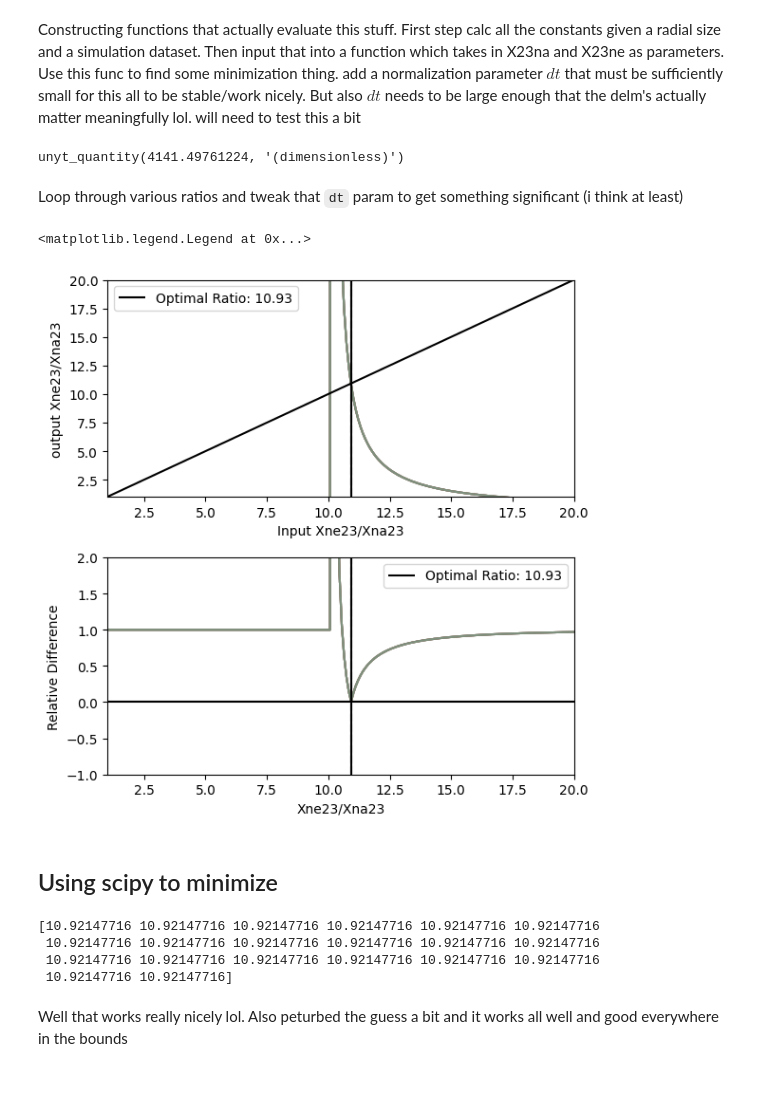
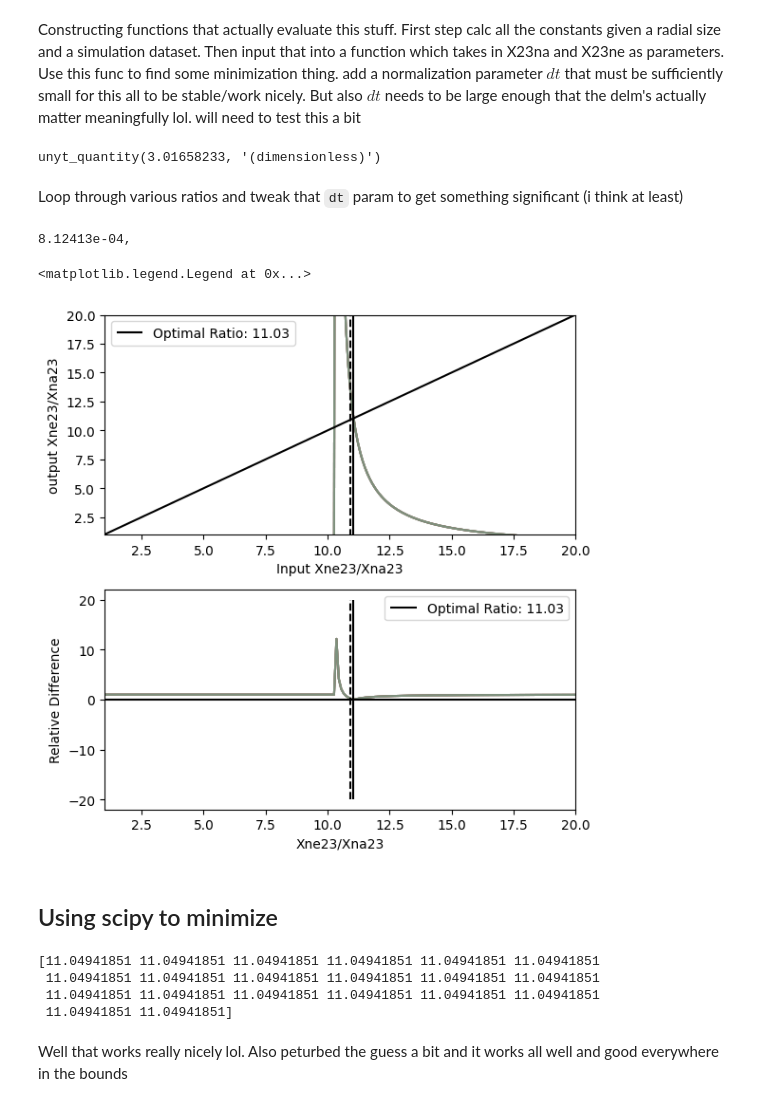
Before and after one commit to biboyd/astronum2024, a Jupyter notebook: smarter_quick_mixing.ipynb, the cells around one changed output. Cells and saved outputs as stored; diff of their text form; code cells hidden in the pictures.

```diff
--- a/smarter_quick_mixing.ipynb
+++ b/smarter_quick_mixing.ipynb
@@ -191,7 +191,7 @@ delta_Mc12_to_na23 = sph_conv.sum("c12_to_na23_mass")
 # %%
 Mconv = sph_conv.sum('mass')#.in_units('Msun')
 mconv_dot = 0.05 * 5e-4 *unyt.Msun/unyt.hr#from paper
-ratio = 10.17
+ratio = 10.92
 Xna23 = 8e-4 /(1+ratio)
 Xne23 = 8e-4 /(1+1/ratio)
 
@@ -267,7 +267,10 @@ def calc_new_ratio(in_ratio, total_Urca, inputs,
     return final_ratio#final_Xne23/final_Xna23
 
 def test_ratio(in_ratio, total_Urca, inputs, outside_X=None, dt=unyt.hr):
-    return np.abs(in_ratio - calc_new_ratio(in_ratio, total_Urca, inputs, outside_X=outside_X, dt=dt))/in_ratio
+    return np.abs(in_ratio - calc_new_ratio(in_ratio, total_Urca, inputs, outside_X=outside_X, dt=dt))
+
+def rooted_ratio(in_ratio, total_Urca, inputs, outside_X=None, dt=unyt.hr):
+    return in_ratio - calc_new_ratio(in_ratio, total_Urca, inputs, outside_X=outside_X, dt=dt)
 
 mconv_dot = 4.2e-5 *unyt.Msun/unyt.hr#from paper
 ratio = 10.17
@@ -277,15 +280,19 @@ Xne23 = 8e-4 /(1+1/ratio)
 const_variables = calc_const_variables(ds, Rconv)
 test_ratio(Xne23, Xna23, const_variables)
 # %% [output]
-unyt_quantity(4141.49761224, '(dimensionless)')
+unyt_quantity(3.01658233, '(dimensionless)')
 # %% [markdown]
 Loop through various ratios and tweak that `dt` param to get something significant (i think at least)
+# %%
+print(f"{total_A23.value:0.5e},")
+# %% [output]
+8.12413e-04,
 # %%
 fig, (axt, axb) = plt.subplots(2, 1, figsize=(6, 6))
 # setup arrays and calc const variables
 ratio_arr = np.linspace(1, 20, 200)
 test_arr = np.empty_like(ratio_arr)
-total_A23 = 8e-4
+total_A23 =sph_conv.mean("X(na23)", weight='mass') + sph_conv.mean("X(ne23)", weight='mass')
 #choose_alpha = 1 * unyt.day
 dt_arr = np.logspace(-3, 1, 20)*unyt.day
 optimal_ratio = np.empty_like(dt_arr.value)
@@ -296,41 +303,41 @@ for j, dt in enumerate(dt_arr):
 
         test_arr[i] = np.max([0., calc_new_ratio(curr_ratio, total_A23, const_variables, outside_X=5e-4, dt=dt)])
 
-    relative_diff = np.abs((test_arr-ratio_arr)/ratio_arr)
+    relative_diff = np.abs(test_arr-ratio_arr)/ratio_arr
     l, = axt.plot(ratio_arr, test_arr,'-', alpha=0.25)
     axb.plot(ratio_arr, relative_diff, color=l.get_color(), alpha=0.25)
 
     idx = np.argmin(relative_diff)
     optimal_ratio[j] = ratio_arr[idx]
 
 #plot avg optimal
 axt.vlines(np.mean(optimal_ratio), -20, 20, color='k', label=f"Optimal Ratio: {np.mean(optimal_ratio):0.2f}")
 axb.vlines(np.mean(optimal_ratio), -20, 20, color='k', label=f"Optimal Ratio: {np.mean(optimal_ratio):0.2f}")
 
 axt.vlines(10.92, -20, 20, linestyle='--', color='k', )
 axb.vlines(10.93, -20, 20, linestyle='--', color='k', )
 
 # ratio in ratio out
 axt.plot(ratio_arr, ratio_arr, color='k')
 axt.set_xlabel("Input Xne23/Xna23")
 axt.set_ylabel("output Xne23/Xna23")
 
 axt.set_xlim(ratio_arr[0], ratio_arr[-1])
 axt.set_ylim(ratio_arr[0], ratio_arr[-1])
 
 # rel diff plot
 axb.hlines(0., ratio_arr[0], ratio_arr[-1], colors='k')
 axb.set_xlabel("Xne23/Xna23")
 axb.set_ylabel("Relative Difference")
 
 axb.set_xlim(ratio_arr[0], ratio_arr[-1])
-axb.set_ylim(-1, 2)
+#axb.set_ylim(-1, 2)
 fig.tight_layout()
 axt.legend()
 axb.legend()
 # %% [output]
 <matplotlib.legend.Legend at 0x...>
-[figure, old version]
+[figure, new version]
 # %% [markdown]
 ## Using scipy to minimize
 # %%
@@ -341,20 +348,19 @@ true_ratio = np.empty_like(dt_arr.value)
 
 for i, dt in enumerate(dt_arr):
     sol = minimize(test_ratio, guess, method='Powell', bounds=[(1., 46.)],
-               args=(total_A23, const_variables, 5e-4, 1*unyt.hr),
+               args=(total_A23, const_variables, 5e-4, dt),
                tol=1e-12)
 
     if sol.success:
         true_ratio[i] = sol.x[0]
     else:
         print(dt, sol)
+print(true_ratio)
+# %% [output]
+[11.04941851 11.04941851 11.04941851 11.04941851 11.04941851 11.04941851
+ 11.04941851 11.04941851 11.04941851 11.04941851 11.04941851 11.04941851
+ 11.04941851 11.04941851 11.04941851 11.04941851 11.04941851 11.04941851
+ 11.04941851 11.04941851]
-# %%
-print(true_ratio)
-# %% [output]
-[10.92147716 10.92147716 10.92147716 10.92147716 10.92147716 10.92147716
- 10.92147716 10.92147716 10.92147716 10.92147716 10.92147716 10.92147716
- 10.92147716 10.92147716 10.92147716 10.92147716 10.92147716 10.92147716
- 10.92147716 10.92147716]
 # %% [markdown]
 Well that works really nicely lol. Also peturbed the guess a bit and it works all well and good everywhere in the bounds
 # %% [markdown]
```
Also changed, not shown: parts of 4 cells of this notebook, 3 other files.
